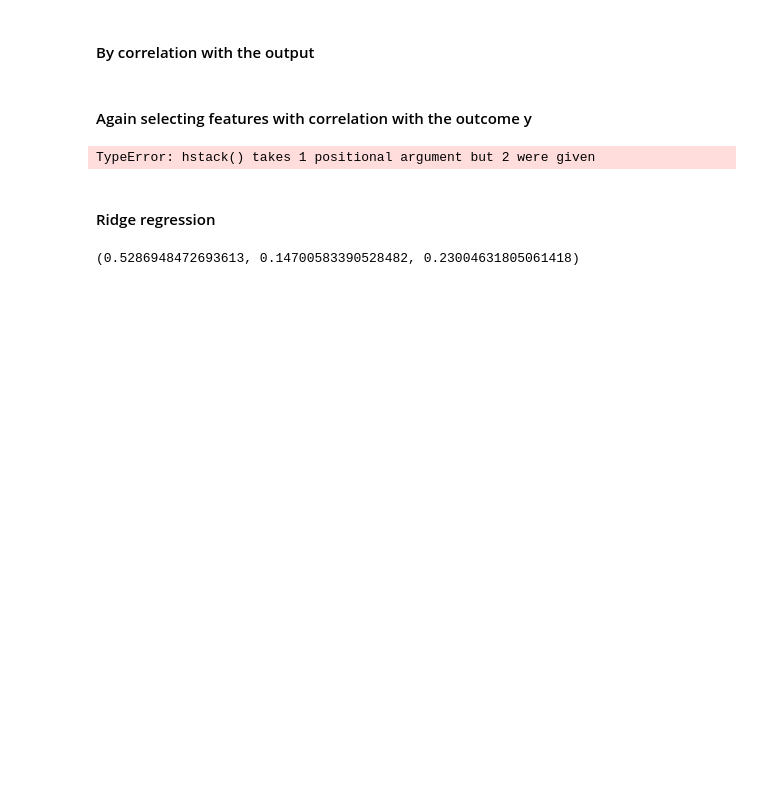
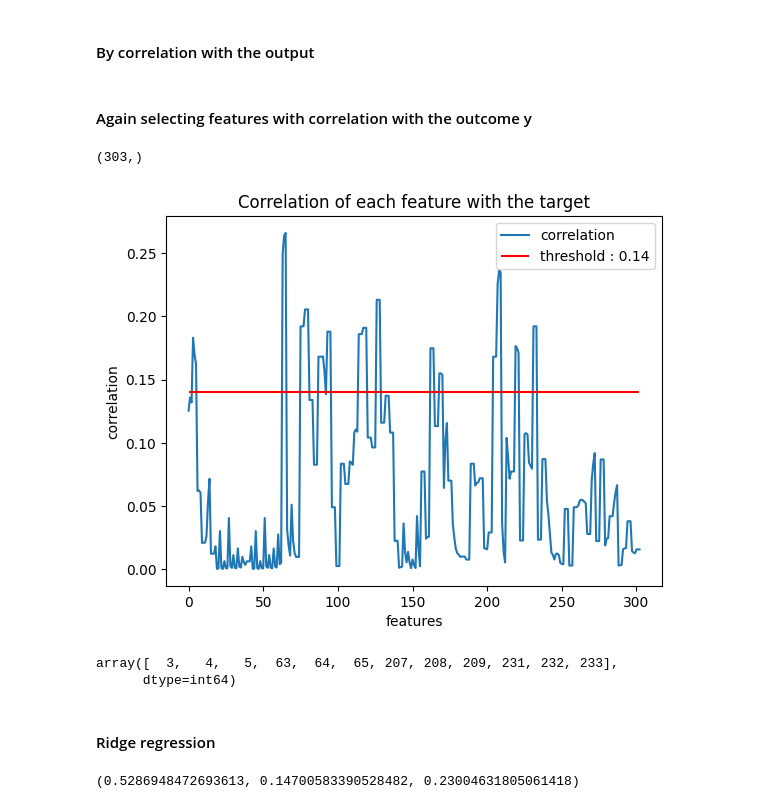
Before and after one commit to epfml/ml-project-1-whai, a Jupyter notebook: run_ipynb.ipynb, the cells around one changed output. Saved outputs shown, nothing was run; the diff lists cells and outputs as text; code cells hidden in the pictures; blank space fills up the shorter version.

Commit message:
added correlation analysis

```diff
--- a/run_ipynb.ipynb
+++ b/run_ipynb.ipynb
@@ -106,6 +101,20 @@ X_test_poly,_,_=scale_data(X_test_poly,is_train_data=False,train_mean=train_mean
 # %% [markdown]
 #### Again selecting features with correlation with the outcome y
-# %%
-np.corrcoef(np.hstack(X_train_poly, y_train.reshape(-1,1)))[:,len(y_train)]
-# %% [output]
-TypeError: hstack() takes 1 positional argument but 2 were given
+# %%
+#compute the correlation of each row of our matrix X_train_poly with the y_tr_clean vector
+correlations = np.corrcoef(np.hstack([X_train_poly, y_tr_clean.reshape(-1,1)]), rowvar=False)[:, X_train_poly.shape[1]][:-1]
+# %%
+correlations.shape
+# %% [output]
+(303,)
+# %%
+threshold = 0.14
+plt.plot(np.abs(correlations))
+plt.hlines(y=threshold, xmin=0, xmax=len(correlations) - 1, color='r')
+plt.xlabel('features')
+plt.ylabel('correlation')
+plt.title('Correlation of each feature with the target')
+plt.legend(['correlation', f"threshold : {threshold}"])
+plt.show()
+# %% [output]
+[figure, added]
@@ -112,3 +123,8 @@ TypeError: hstack() takes 1 positional argument but 2 were given
+# %%
+high_corr_indexes
+# %% [output]
+array([  3,   4,   5,  63,  64,  65, 207, 208, 209, 231, 232, 233],
+      dtype=int64)
 # %% [markdown]
 #### Ridge regression
 # %%
```
Also changed, not shown: parts of 2 cells of this notebook, 1 other file.
